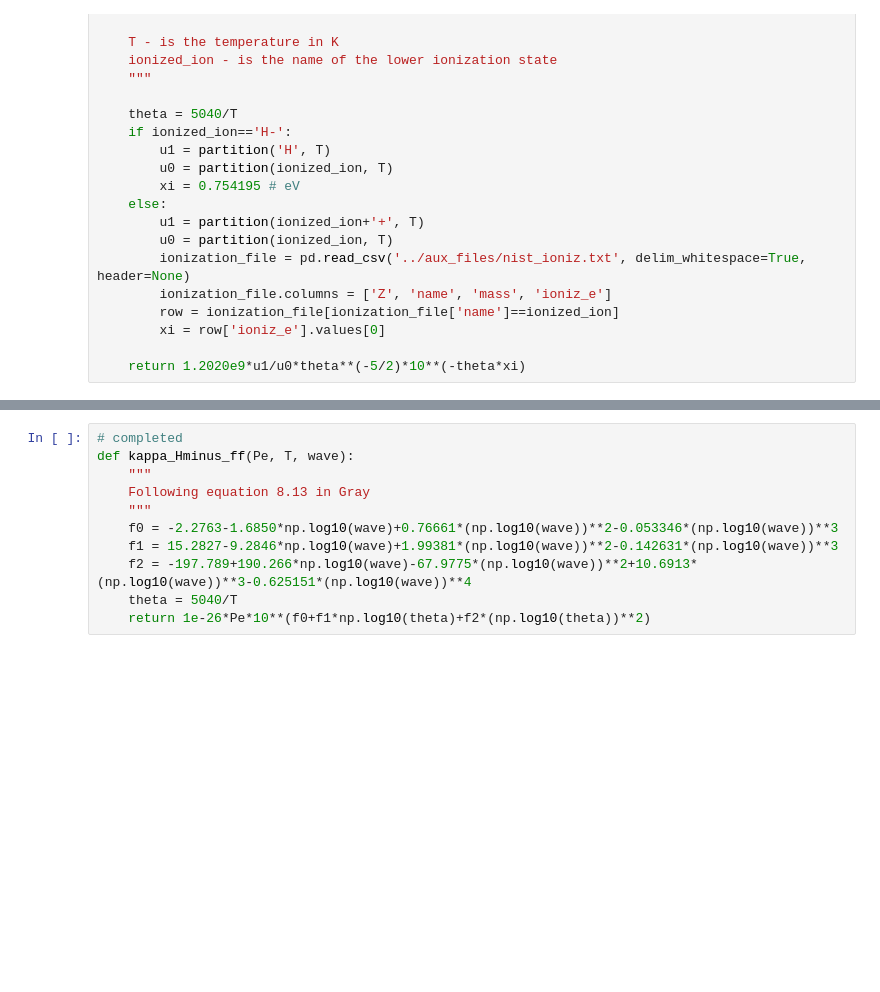
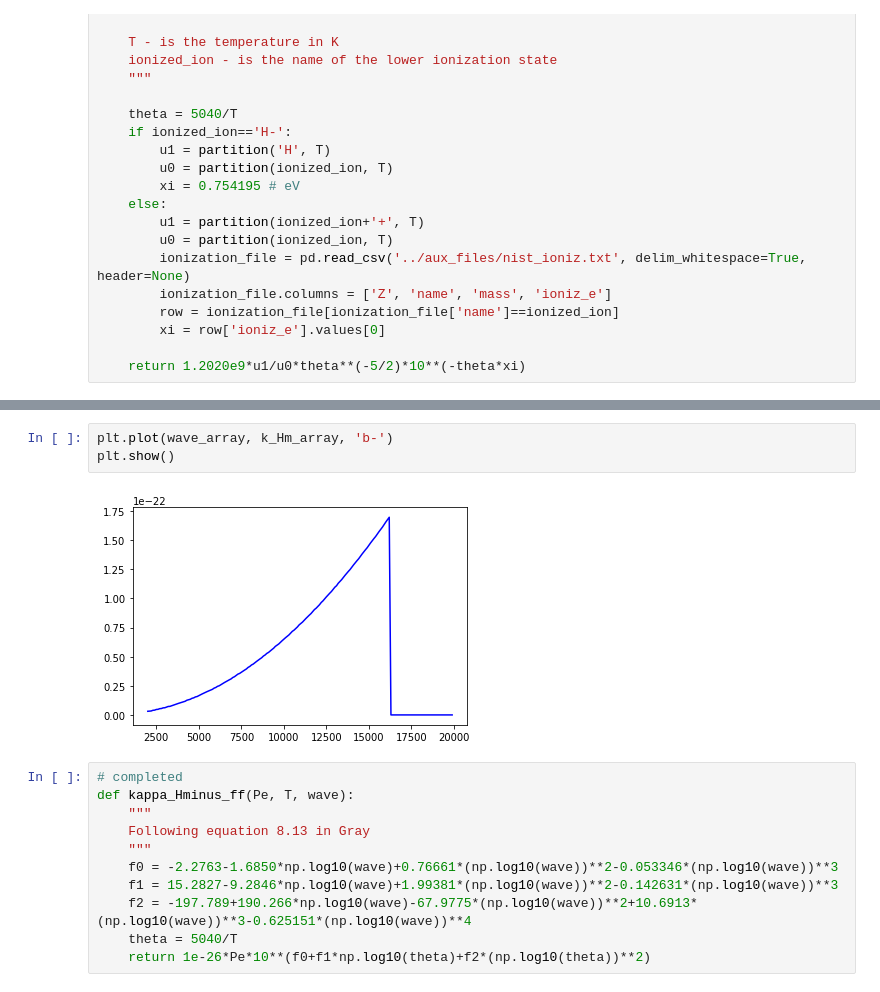
Before and after one commit to abelles520/thick_rt, a Jupyter notebook: thick_rt/notebooks/hw7_testing.ipynb, the cells around one changed output, grey strips where cells are left out. Drawn from its saved outputs; the diff is of its cells as text; blank space fills up the shorter version.

```diff
--- a/thick_rt/notebooks/hw7_testing.ipynb
+++ b/thick_rt/notebooks/hw7_testing.ipynb
@@ -51,3 +61,8 @@ def kappa_Hminus_bf(Pe, T, wave):
+# %%
+plt.plot(wave_array, k_Hm_array, 'b-')
+plt.show()
+# %% [output]
+[figure, added]
 # %%
 # completed
 def kappa_Hminus_ff(Pe, T, wave):
```
Also changed, not shown: parts of 17 cells of this notebook.
